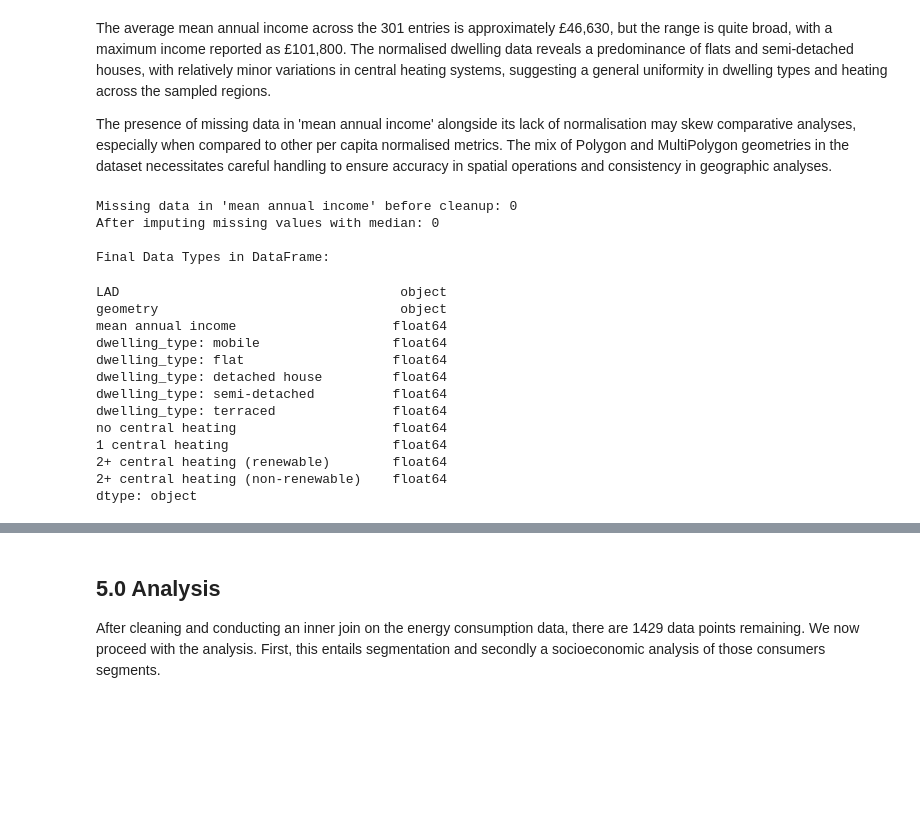
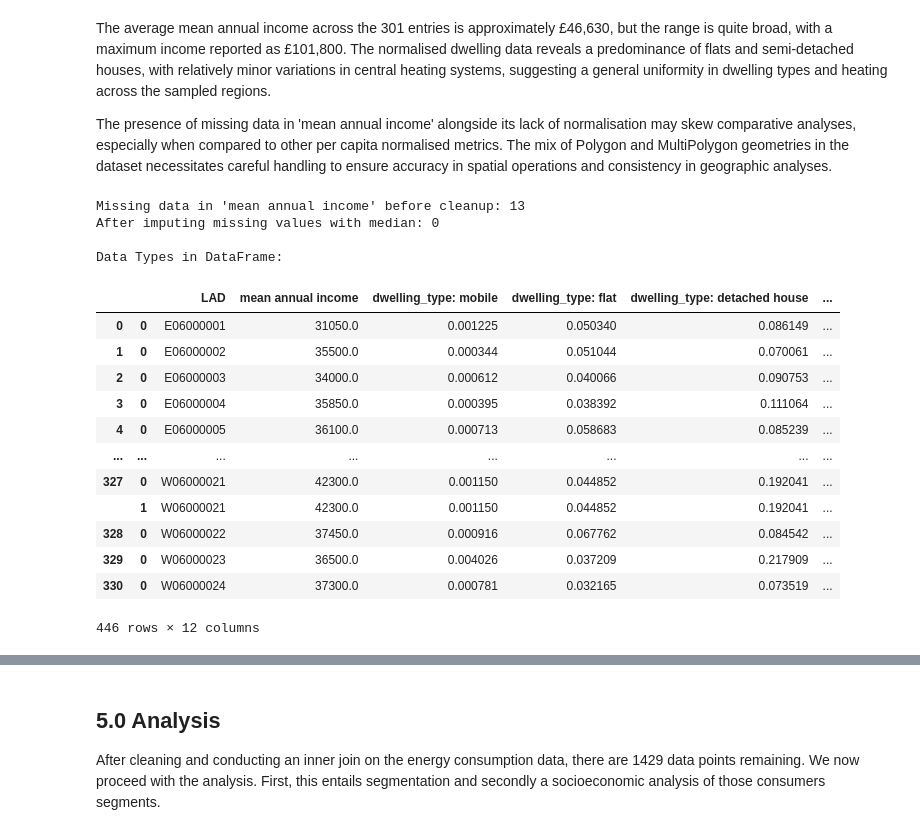
Before and after one commit to NikhilSDesai/SpatialDataScience, a Jupyter notebook: SDS_Analysis/CASA0006_FinalAssignment.ipynb, the cells around one changed output, grey strips where cells are left out. Drawn from its saved outputs; the diff is of its cells as text; code cells hidden in the pictures; blank space fills up the shorter version.

```diff
--- a/SDS_Analysis/CASA0006_FinalAssignment.ipynb
+++ b/SDS_Analysis/CASA0006_FinalAssignment.ipynb
@@ -421,35 +440,35 @@ The average mean annual income across the 301 entries is approximately £46,630,
 The presence of missing data in 'mean annual income' alongside its lack of normalisation may skew comparative analyses, especially when compared to other per capita normalised metrics. The mix of Polygon and MultiPolygon geometries in the dataset necessitates careful handling to ensure accuracy in spatial operations and consistency in geographic analyses.
 # %%
 # address missing data in 'mean annual income'
-print(f"Missing data in 'mean annual income' before cleanup: {nsocec_df['mean annual income'].isna().sum()}")
-nsocec_df['mean annual income'].fillna(nsocec_df['mean annual income'].median(), inplace=True)
-print(f"After imputing missing values with median: {nsocec_df['mean annual income'].isna().sum()}")
+print(f"Missing data in 'mean annual income' before cleanup: {nsocec_gdf['mean annual income'].isna().sum()}")
+nsocec_gdf['mean annual income'].fillna(nsocec_gdf['mean annual income'].median(), inplace=True)
+print(f"After imputing missing values with median: {nsocec_gdf['mean annual income'].isna().sum()}")
 
 # ensure geometry consistency
-nsocec_df['geometry'] = nsocec_df['geometry'].apply(lambda x: x if x.is_valid else x.buffer(0))
-nsocec_df = nsocec_df.explode('geometry')
+nsocec_gdf['geometry'] = nsocec_gdf['geometry'].apply(lambda x: x if x.is_valid else x.buffer(0))
+nsocec_gdf = nsocec_gdf.explode('geometry', index_parts=True)
 
 # correct data type inconsistencies
-nsocec_df['mean annual income'] = pd.to_numeric(nsocec_df['mean annual income'], errors='coerce')
+nsocec_gdf['mean annual income'] = pd.to_numeric(nsocec_gdf['mean annual income'], errors='coerce')
 
 # status report
 print("\nData Types in DataFrame:")
-nsocec_df.dtypes
+nsocec_gdf
 # %% [output]
-Missing data in 'mean annual income' before cleanup: 0
+Missing data in 'mean annual income' before cleanup: 13
 After imputing missing values with median: 0
 
-Final Data Types in DataFrame:
+Data Types in DataFrame:
+|  |  | LAD | mean annual income | dwelling_type: mobile | dwelling_type: flat | dwelling_type: detached house | ... |
+| 0 | 0 | E06000001 | 31050.0 | 0.001225 | 0.050340 | 0.086149 | ... |
+| 1 | 0 | E06000002 | 35500.0 | 0.000344 | 0.051044 | 0.070061 | ... |
+| 2 | 0 | E06000003 | 34000.0 | 0.000612 | 0.040066 | 0.090753 | ... |
+| 3 | 0 | E06000004 | 35850.0 | 0.000395 | 0.038392 | 0.111064 | ... |
+| 4 | 0 | E06000005 | 36100.0 | 0.000713 | 0.058683 | 0.085239 | ... |
+| ... | ... | ... | ... | ... | ... | ... | ... |
+| 327 | 0 | W06000021 | 42300.0 | 0.001150 | 0.044852 | 0.192041 | ... |
+|  | 1 | W06000021 | 42300.0 | 0.001150 | 0.044852 | 0.192041 | ... |
+| 328 | 0 | W06000022 | 37450.0 | 0.000916 | 0.067762 | 0.084542 | ... |
+| 329 | 0 | W06000023 | 36500.0 | 0.004026 | 0.037209 | 0.217909 | ... |
+| 330 | 0 | W06000024 | 37300.0 | 0.000781 | 0.032165 | 0.073519 | ... |
-LAD                                    object
-geometry                               object
-mean annual income                    float64
-dwelling_type: mobile                 float64
-dwelling_type: flat                   float64
-dwelling_type: detached house         float64
-dwelling_type: semi-detached          float64
-dwelling_type: terraced               float64
-no central heating                    float64
-1 central heating                     float64
-2+ central heating (renewable)        float64
-2+ central heating (non-renewable)    float64
-dtype: object
+446 rows × 12 columns
```
Also changed, not shown: parts of 14 cells of this notebook, 3 other files.
